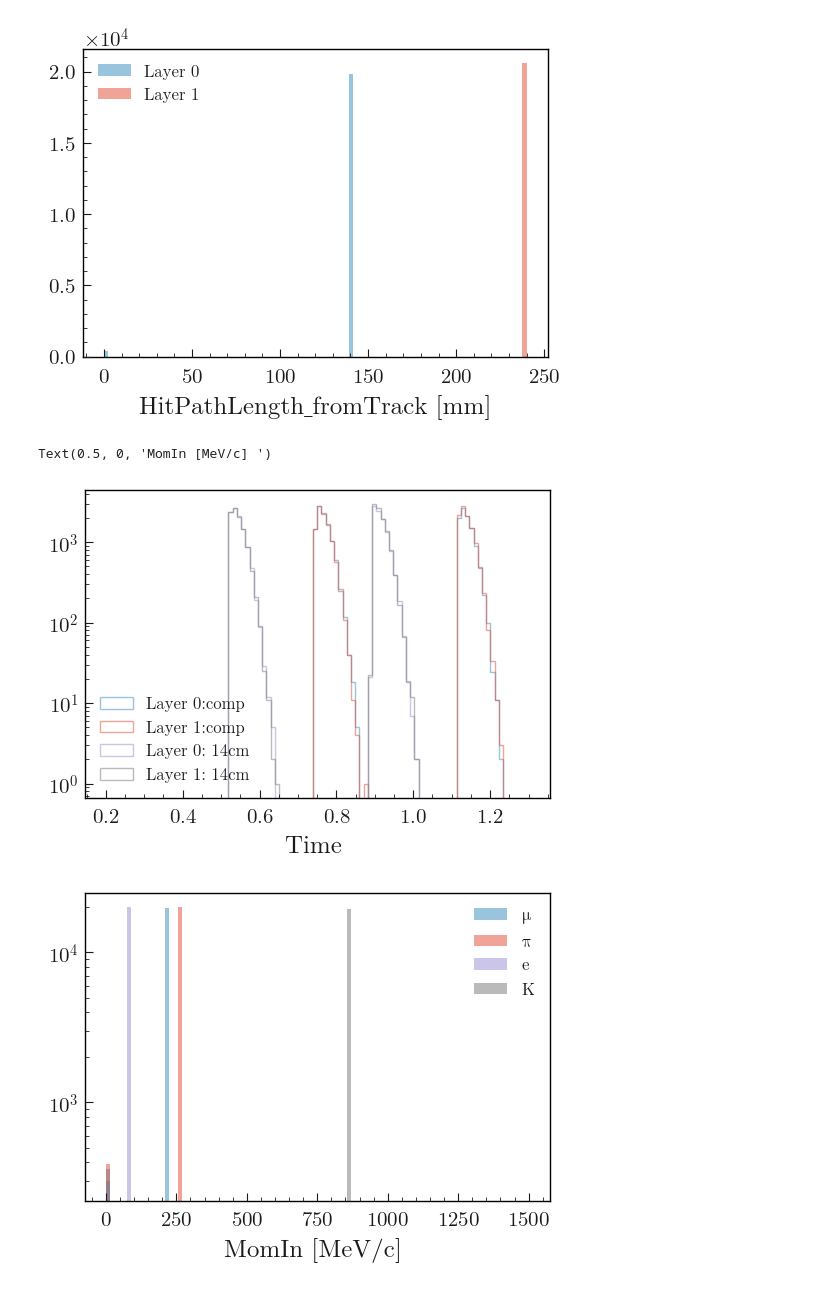
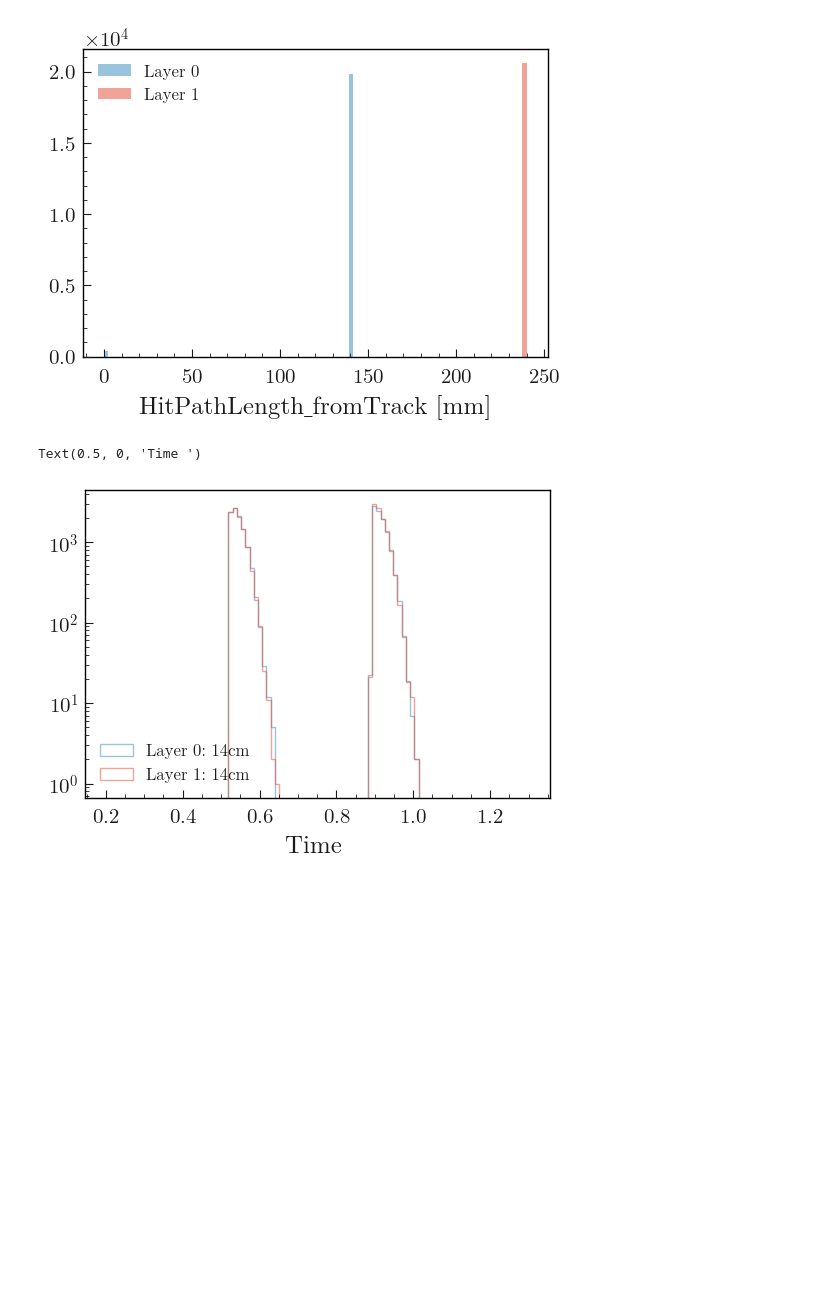
Before and after one commit to hanyubo24/G4_Inner_Timming_layer_standalone, a Jupyter notebook: Silicon/ITT_check_result.ipynb, the cells around one changed output. Saved outputs shown, nothing was run; the diff lists cells and outputs as text; code cells hidden in the pictures; blank space fills up the shorter version.

```diff
--- a/Silicon/ITT_check_result.ipynb
+++ b/Silicon/ITT_check_result.ipynb
@@ -7,9 +7,11 @@ import plothist
 # %%
 # set the path
 particles = ['e','kaon','pi','mu']
-distances = ['14.0','15.0','16.0','17.0','18.0','19.0','20.0']
+distances = ['14.0','15.0','16.0','17.0','18.0','19.0','20.0','21.0']
 data_path = './output/'
 fig_path = './figs/'
+
+Gt_cuts = {'14.0':0.75,'15.0':0.8,'16.0':0.8,'17.0':0.85,'18.0':0.85,'19.0':0.9,'20.0': 0.95,'21.0': 1.0}
 # %%
 # read in the ntuples
 files = {}
@@ -90,40 +93,43 @@ Text(0.5, 0, 'HitPathLength_fromTrack [mm]')
 # %%
 
 # plt.hist(df_mu.query('layer==0 ')['charge'], bins=100, range=(0.,0.001),alpha =0.5, label ='Layer 0')
 # plt.hist(df_mu.query('layer==1 ')['charge'], bins=100, range=(0.,0.001),alpha =0.5, label ='Layer 1')
-df_mu = files[f'd_20.0'][f'p_mu']
-plt.hist(df_mu.query('layer==0 ')['Gtime_smeared'], bins=100,  histtype='step',range=(0.2,1.3),alpha =0.5, label ='Layer 0:comp')
-plt.hist(df_mu.query('layer==1 ')['Gtime_smeared'], bins=100,  histtype='step',range=(0.2,1.3),alpha =0.5, label ='Layer 1:comp')
-# plt.hist(df_mu.query('layer==0 ')['Gtime'], bins=100, histtype='stepfilled',range=(0.2,1.3),alpha =0.5, label ='Layer 0')
-# plt.hist(df_mu.query('layer==1 ')['Gtime'], bins=100, histtype='stepfilled',range=(0.2,1.3),alpha =0.5, label ='Layer 1')
-plt.legend()
-plt.yscale('log')
-plt.xlabel('Time ')
+# plt.figure(dpi=100, figsize=(10,5))
+# for d in distances:
+#     plt.figure(dpi=100, figsize=(10,5))
+#     for p in particles:
+
+#         plt.hist(files[f'd_{d}'][f'p_{p}'].query('layer==0')['Gtime_smeared'], bins=100,  histtype='step',range=(0.2,1.3),alpha =0.5, label =f'Layer 0: {d} {p}')
+#         # plt.hist(files[f'd_{d}'][f'p_{p}'].query('layer==1 ')['Gtime_smeared'], bins=100,  histtype='step',range=(0.2,1.3),alpha =0.5, label =f'Layer 1: {d}')
+# # plt.hist(df_mu.query('layer==0 ')['Gtime'], bins=100, histtype='stepfilled',range=(0.2,1.3),alpha =0.5, label ='Layer 0')
+# # plt.hist(df_mu.query('layer==1 ')['Gtime'], bins=100, histtype='stepfilled',range=(0.2,1.3),alpha =0.5, label ='Layer 1')
+#     plt.legend()
+#     plt.yscale('log')
+#     plt.xlabel('Time ')
 
 df_mu = files[f'd_14.0'][f'p_mu']
-# plt.figure()
+plt.figure()
 plt.hist(df_mu.query('layer==0 ')['Gtime_smeared'], bins=100,  histtype='step',range=(0.2,1.3),alpha =0.5, label ='Layer 0: 14cm')
 plt.hist(df_mu.query('layer==1 ')['Gtime_smeared'], bins=100,  histtype='step',range=(0.2,1.3),alpha =0.5, label ='Layer 1: 14cm')
 # plt.hist(df_mu.query('layer==0 ')['Gtime'], bins=100, histtype='stepfilled',range=(0.2,1.3),alpha =0.5, label ='Layer 0')
 # plt.hist(df_mu.query('layer==1 ')['Gtime'], bins=100, histtype='stepfilled',range=(0.2,1.3),alpha =0.5, label ='Layer 1')
 plt.legend()
 plt.yscale('log')
 plt.xlabel('Time ')
 
-plt.figure()
+# plt.figure()
 
-plt.hist(files[f'd_19.0'][f'p_mu'].query('layer==0 ')['MomIn'], bins=100, histtype='stepfilled',range=(0.,1500.0),alpha =0.5, label ='$\mu$')
-plt.hist(files[f'd_19.0'][f'p_pi'].query('layer==0 ')['MomIn'], bins=100, histtype='stepfilled',range=(0.0,1500.0),alpha =0.5, label ='$\pi$')
-plt.hist(files[f'd_19.0'][f'p_e'].query('layer==0 ')['MomIn'], bins=100, histtype='stepfilled',range=(0.0,1500.0),alpha =0.5, label ='$e$')
-# plt.hist(files[f'd_19.0'][f'p_p'].query('layer==0 ')['MomIn'], bins=100, histtype='stepfilled',range=(0.0,500.0),alpha =0.5, label ='p')
-plt.hist(files[f'd_19.0'][f'p_kaon'].query('layer==0 ')['MomIn'], bins=100, histtype='stepfilled',range=(0.0,1500.0),alpha =0.5, label ='$K$')
-plt.legend()
-plt.yscale('log')
-plt.xlabel('MomIn [MeV/c] ')
+# plt.hist(files[f'd_19.0'][f'p_mu'].query('layer==0 ')['MomIn'], bins=100, histtype='stepfilled',range=(0.,1500.0),alpha =0.5, label ='$\mu$')
+# plt.hist(files[f'd_19.0'][f'p_pi'].query('layer==0 ')['MomIn'], bins=100, histtype='stepfilled',range=(0.0,1500.0),alpha =0.5, label ='$\pi$')
+# plt.hist(files[f'd_19.0'][f'p_e'].query('layer==0 ')['MomIn'], bins=100, histtype='stepfilled',range=(0.0,1500.0),alpha =0.5, label ='$e$')
+# # plt.hist(files[f'd_19.0'][f'p_p'].query('layer==0 ')['MomIn'], bins=100, histtype='stepfilled',range=(0.0,500.0),alpha =0.5, label ='p')
+# plt.hist(files[f'd_19.0'][f'p_kaon'].query('layer==0 ')['MomIn'], bins=100, histtype='stepfilled',range=(0.0,1500.0),alpha =0.5, label ='$K$')
+# plt.legend()
+# plt.yscale('log')
+# plt.xlabel('MomIn [MeV/c] ')
 # %% [output]
-Text(0.5, 0, 'MomIn [MeV/c] ')
+Text(0.5, 0, 'Time ')
-[figure, old version]
+[figure, new version]
-[figure, removed]
 # %%
 def plot_profile(df, x_l,y_l,binx,biny,rangex,rangey,pref,fmt='.'):
     x=df[x_l]
```
Also changed, not shown: parts of 3 cells of this notebook.
